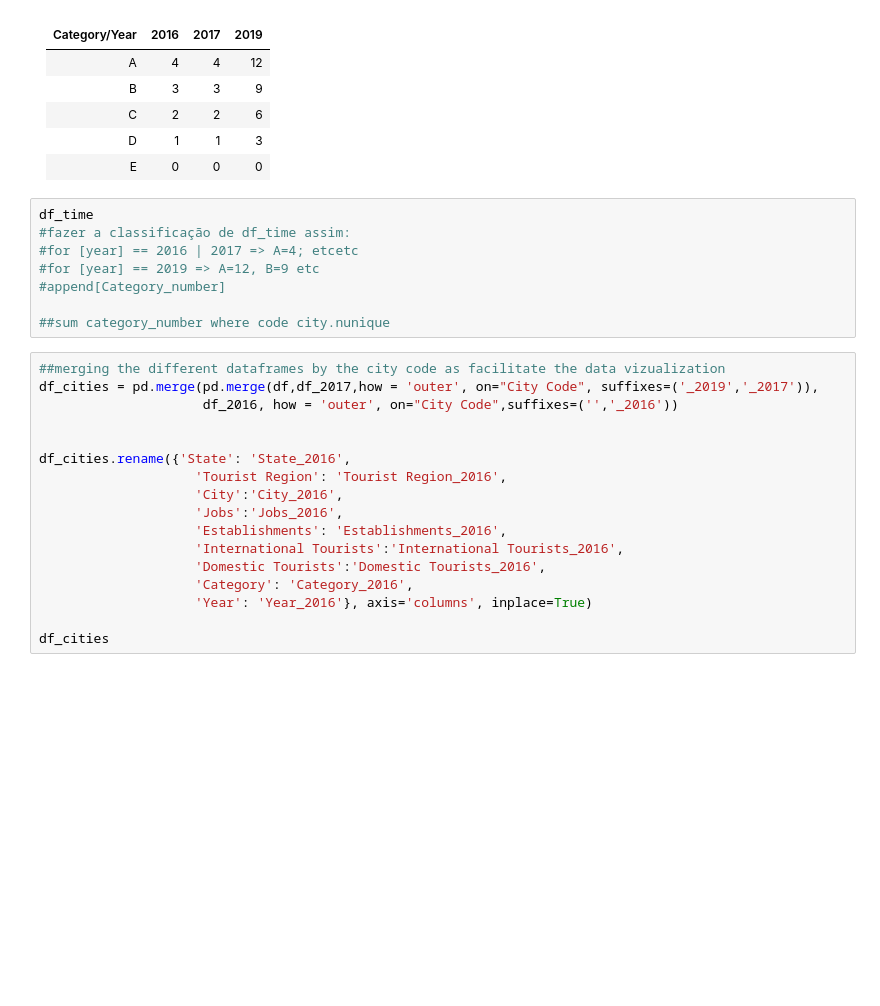
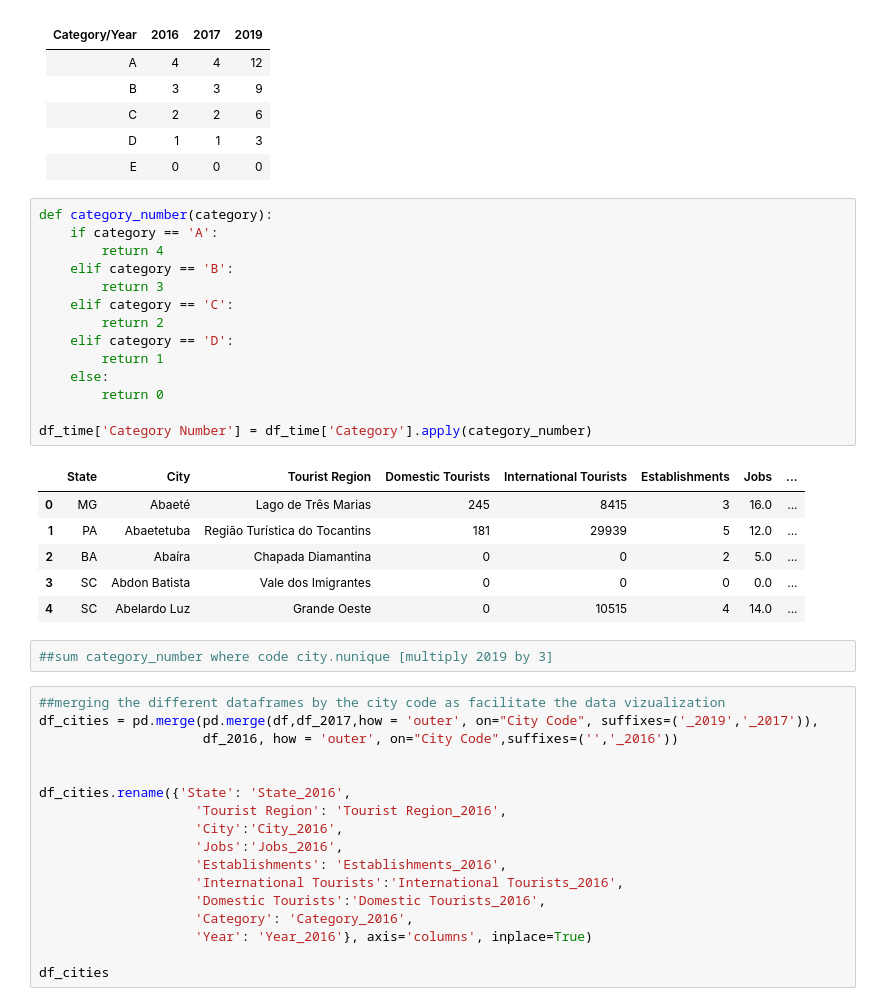
Before and after one commit to juhtolent/Brazil_Tourism, a Jupyter notebook: Exploratory Data Analysis - Tourism.ipynb, the cells around one changed output. Cells and saved outputs as stored; diff of their text form; blank space fills up the shorter version.

Commit message:
Adding category to numbers

```diff
--- a/Exploratory Data Analysis - Tourism.ipynb
+++ b/Exploratory Data Analysis - Tourism.ipynb
@@ -436,14 +436,29 @@ However, considering that the 2019 categorization is the most recent and incorpo
 |C|2|2|6|
 |D|1|1|3|
 |E|0|0|0|
-# %%
-df_time
-#fazer a classificação de df_time assim:
-#for [year] == 2016 | 2017 => A=4; etcetc
-#for [year] == 2019 => A=12, B=9 etc
-#append[Category_number]
-
-##sum category_number where code city.nunique
+# %%
+def category_number(category):
+    if category == 'A':
+        return 4
+    elif category == 'B':
+        return 3
+    elif category == 'C':
+        return 2
+    elif category == 'D':
+        return 1
+    else:
+        return 0
+
+df_time['Category Number'] = df_time['Category'].apply(category_number)
+# %% [output]
+|  | State | City | Tourist Region | Domestic Tourists | International Tourists | Establishments | Jobs | ... |
+| 0 | MG | Abaeté | Lago de Três Marias | 245 | 8415 | 3 | 16.0 | ... |
+| 1 | PA | Abaetetuba | Região Turística do Tocantins | 181 | 29939 | 5 | 12.0 | ... |
+| 2 | BA | Abaíra | Chapada Diamantina | 0 | 0 | 2 | 5.0 | ... |
+| 3 | SC | Abdon Batista | Vale dos Imigrantes | 0 | 0 | 0 | 0.0 | ... |
+| 4 | SC | Abelardo Luz | Grande Oeste | 0 | 10515 | 4 | 14.0 | ... |
+# %%
+##sum category_number where code city.nunique [multiply 2019 by 3]
 # %%
 ##merging the different dataframes by the city code as facilitate the data vizualization
 df_cities = pd.merge(pd.merge(df,df_2017,how = 'outer', on="City Code", suffixes=('_2019','_2017')),
```
